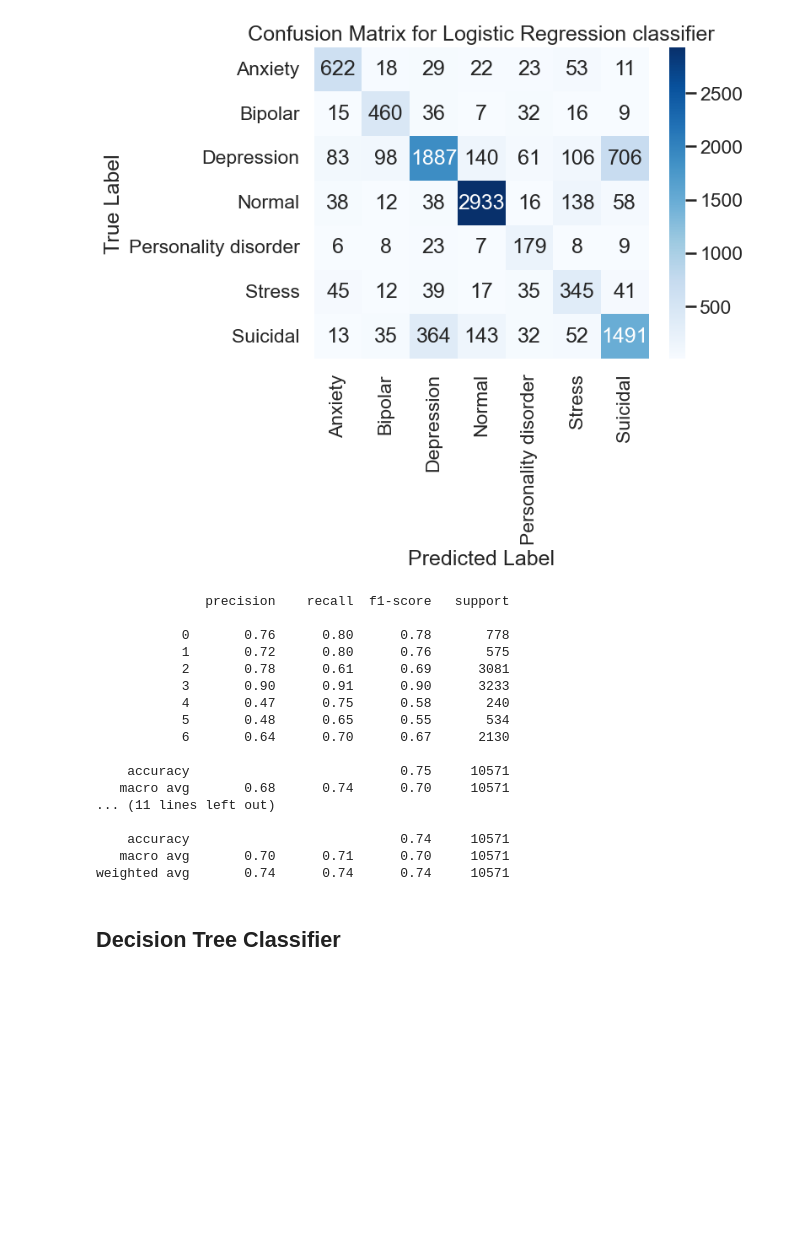
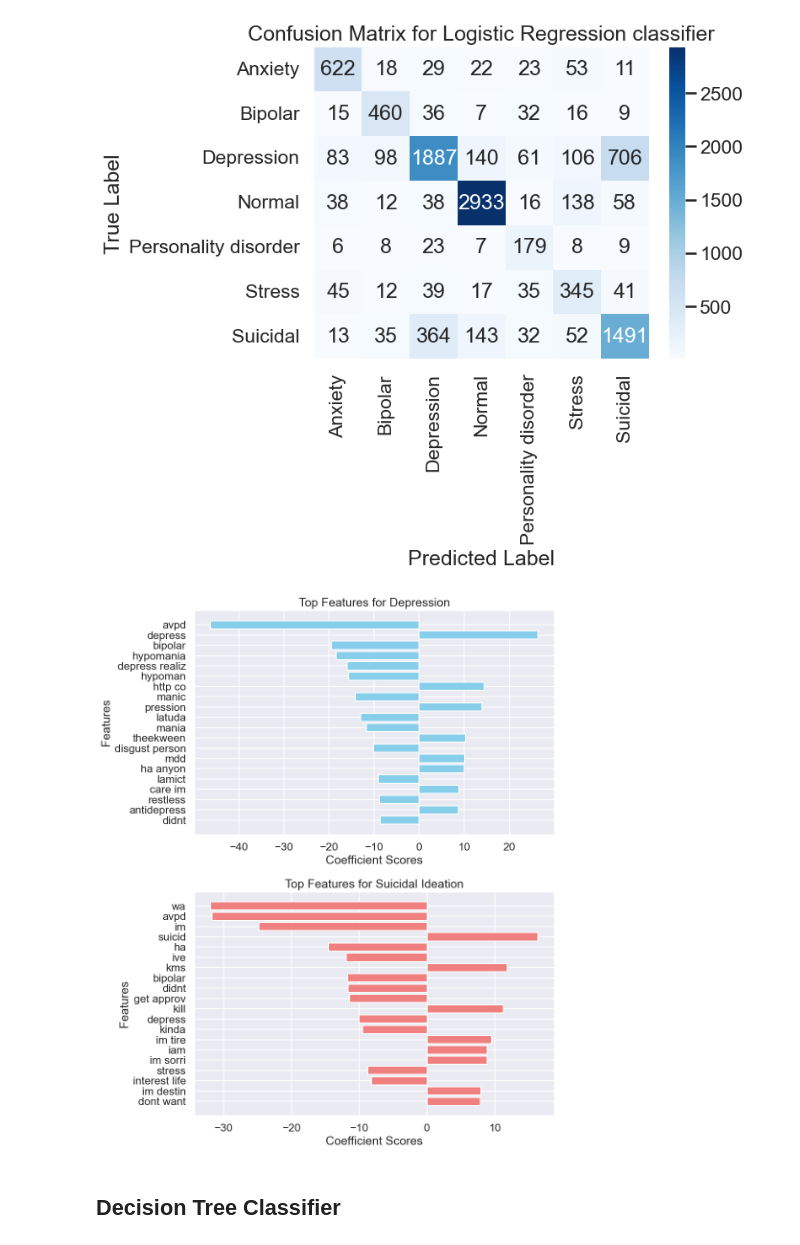
Before and after one commit to pparaju/Homeworks, a Jupyter notebook: CapstoneThree_Sentiment_analysis/notebooks/CapstoneThree_Pre-processing_Work_and_Model.ipynb, the cells around one changed output. Cells and saved outputs as stored; diff of their text form; code cells hidden in the pictures; blank space fills up the shorter version.

Commit message:
Final Report Capstone three powerpoint

```diff
--- a/CapstoneThree_Sentiment_analysis/notebooks/CapstoneThree_Pre-processing_Work_and_Model.ipynb
+++ b/CapstoneThree_Sentiment_analysis/notebooks/CapstoneThree_Pre-processing_Work_and_Model.ipynb
@@ -514,26 +607,60 @@ plt.show()
 # %% [output]
 [figure]
 # %%
-print(classification_report(y_test, y_pred_log_reg_test_best))
-print(classification_report(y_test, y_pred_best_log_reg))
+def get_top_log_reg_features(coefs, class_index, tfidf_vectorizer, numeric_feature_names=[
+       'character_count_log', 'word_count_log', 'sentence_count_log',
+       'avg_character_per_word_log', 'avg_character_per_sentence_log',
+       'avg_word_per_sentence_log'], top_n=20):
+    # Combine TF-IDF and numeric feature names
+    feature_names = tfidf_vectorizer.get_feature_names_out().tolist() + numeric_feature_names
+
+    # Get coefficients for the specified class
+    class_coefs = coefs[class_index]
+
+    # Sort coefficients by absolute value to get the most impactful features
+    top_n_indices = np.argsort(np.abs(class_coefs))[-top_n:][::-1]  # Top N absolute values in descending order
+
+    # Initialize lists for words and scores
+    top_n_words = [feature_names[i] for i in top_n_indices]
+    top_n_scores = [class_coefs[i] for i in top_n_indices]
+
+    return top_n_words, top_n_scores
-# %% [output]
-              precision    recall  f1-score   support
-
-           0       0.76      0.80      0.78       778
-           1       0.72      0.80      0.76       575
-           2       0.78      0.61      0.69      3081
-           3       0.90      0.91      0.90      3233
-           4       0.47      0.75      0.58       240
-           5       0.48      0.65      0.55       534
-           6       0.64      0.70      0.67      2130
-
-    accuracy                           0.75     10571
-   macro avg       0.68      0.74      0.70     10571
-... (11 lines left out)
-
-    accuracy                           0.74     10571
-   macro avg       0.70      0.71      0.70     10571
-weighted avg       0.74      0.74      0.74     10571
+# %%
+log_reg_top_20_depression_words, log_reg_top_20_depression_scores = get_top_log_reg_features(
+    log_reg_test_best.coef_,
+    2,
+    tfidf_vectorizer,
+    numeric_feature_names
+)
+log_reg_top_20_suicidal_words, log_reg_top_20_suicidal_scores = get_top_log_reg_features(
+    log_reg_test_best.coef_,
+    6,
+    tfidf_vectorizer,
+    numeric_feature_names
+)
+
+# Set up the figure and axis
+fig, axs = plt.subplots(2, 1, figsize=(10, 12))
+
+# Plot for Depression
+axs[0].barh(log_reg_top_20_depression_words, log_reg_top_20_depression_scores, color='skyblue')
+axs[0].set_title('Top Features for Depression')
+axs[0].set_xlabel('Coefficient Scores')
+axs[0].set_ylabel('Features')
+axs[0].invert_yaxis()  # Invert y-axis to have the highest score at the top
+
+# Plot for Suicidal
+axs[1].barh(log_reg_top_20_suicidal_words, log_reg_top_20_suicidal_scores, color='lightcoral')
+axs[1].set_title('Top Features for Suicidal Ideation')
+axs[1].set_xlabel('Coefficient Scores')
+axs[1].set_ylabel('Features')
+axs[1].invert_yaxis()  # Invert y-axis to have the highest score at the top
+
+# Show the plots
+plt.tight_layout()
+plt.show()
+# %% [output]
+[figure, added]
 # %% [markdown]
 ## Decision Tree Classifier
 # %% [markdown]
```
Also changed, not shown: parts of 6 cells of this notebook, 2 other files.
